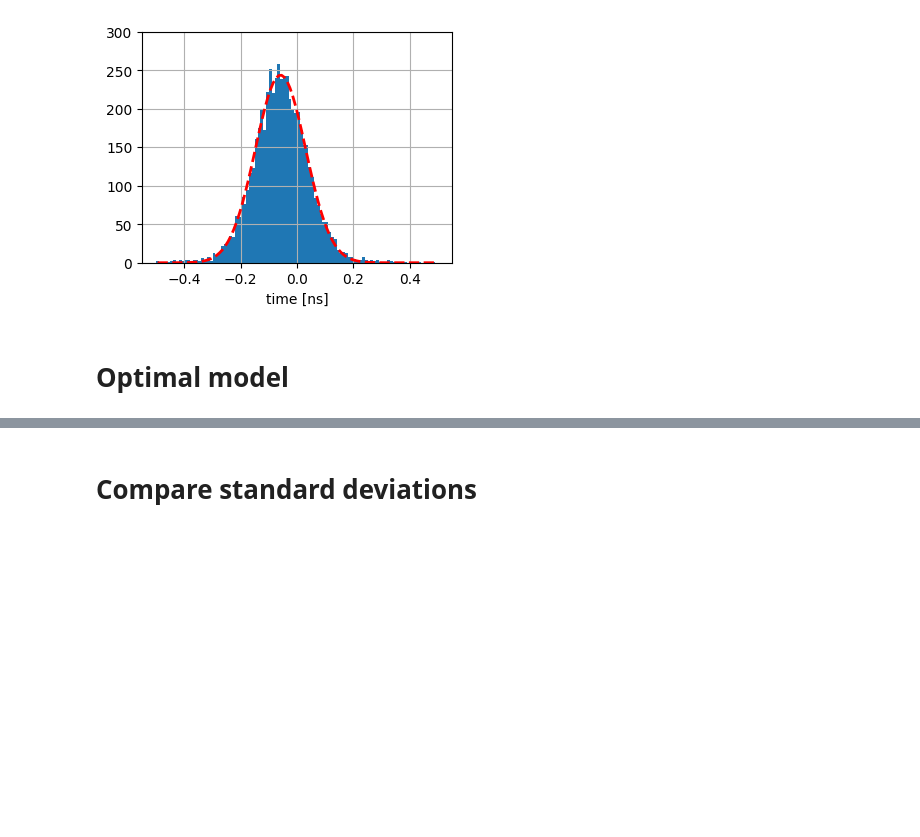
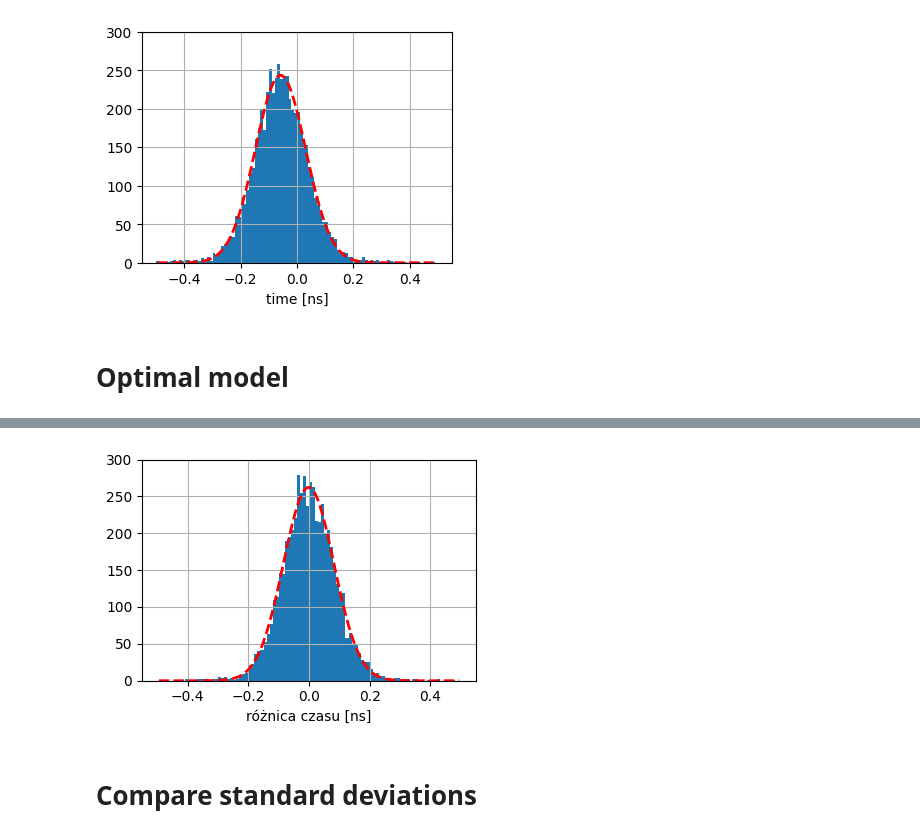
Before and after one commit to MatiXOfficial/pps-timing-ml, a Jupyter notebook: notebooks/neural_networks/base_results.ipynb, the cells around one changed output, grey strips where cells are left out. Saved outputs shown, nothing was run; the diff lists cells and outputs as text; code cells hidden in the pictures; blank space fills up the shorter version.

```diff
--- a/notebooks/neural_networks/base_results.ipynb
+++ b/notebooks/neural_networks/base_results.ipynb
@@ -142,0 +143,25 @@ std_stat_model = np.std(y_pred_t - y_test_t)
+# %%
+# MLP/CNN
+# y_pred_t = model.predict(X_test)[:, 0]
+
+# UNet
+y_pred = model.predict(X_test)
+y_pred_t = np.empty(y_pred.shape[0])
+for i, y in enumerate(y_pred):
+    _, y_pred_t[i], _, _ = get_gauss_stats(X_TIME, y, a_0=1, std_0=1. * TIME_STEP)
+
+y_pred_t_model = np.copy(y_pred_t)
+
+# Calculate std
+plt.figure(figsize=(4, 3))
+mu_model, std_hist_model, pcov, fwhm_model = plot_difference_hist(y_test_t, y_pred_t, print_pcov=PRINT_PCOV, show=False,
+                                                                  close=False, return_mu=True)
+
+plt.ylim(top=300)
+plt.grid()
+plt.xlabel('różnica czasu [ns]')
+plt.tight_layout()
+save_plt(IMAGES_PATH + '/model_diff_pl.pdf')
+
+std_stat_model = np.std(y_pred_t - y_test_t)
+# %% [output]
@@ -143,3 +169,4 @@ std_stat_model = np.std(y_pred_t - y_test_t)
+[figure, added]
 # %% [markdown]
 # Compare standard deviations
 # %% [markdown]
```
Also changed, not shown: parts of 9 cells of this notebook.
